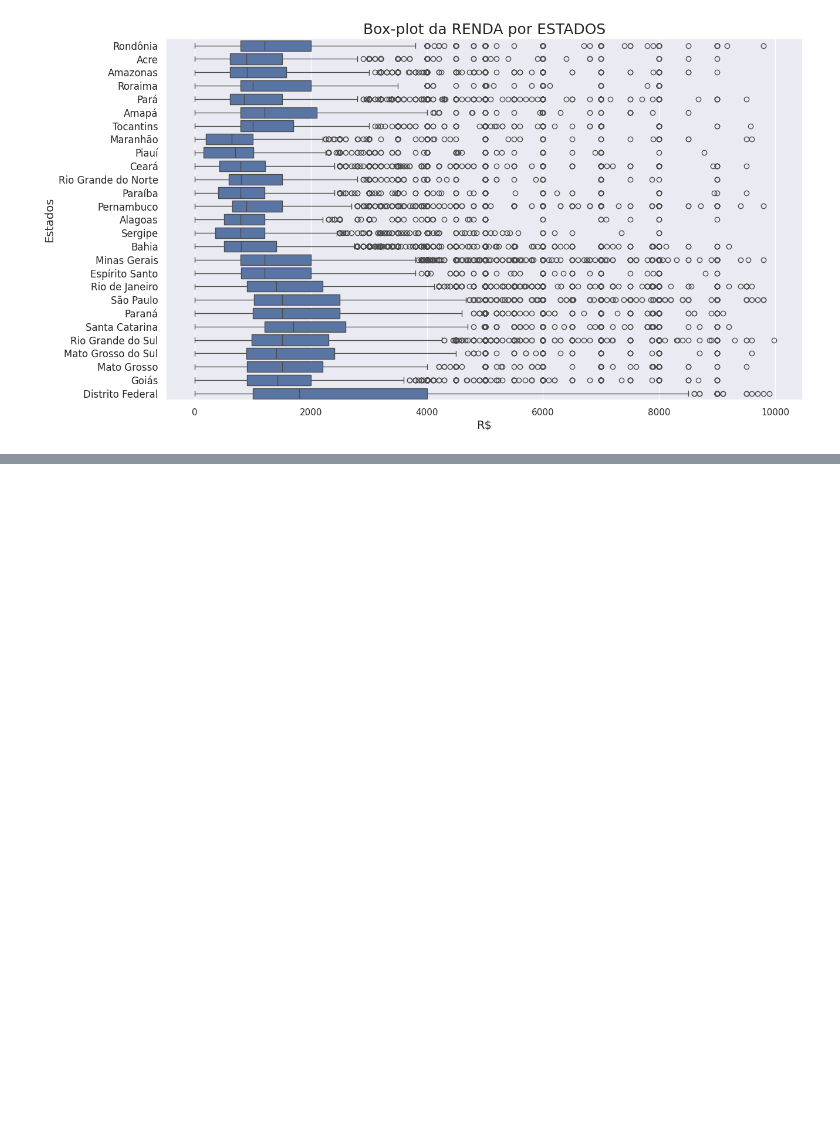
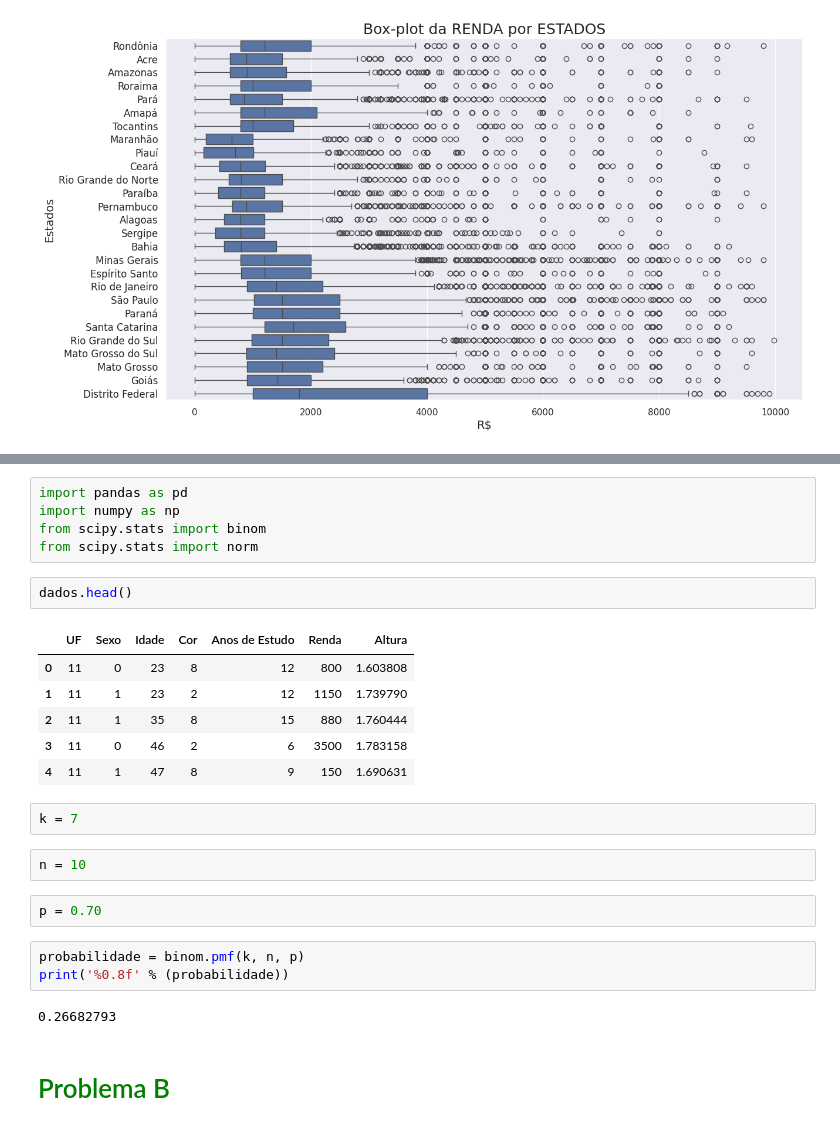
Before and after one commit to Gcango/Analise_Descritiva_PNAD_2015, a Jupyter notebook: Analise_Descritiva_dados_PNAD_2015.ipynb, the cells around one changed output, grey strips where cells are left out. Saved outputs shown, nothing was run; the diff lists cells and outputs as text; blank space fills up the shorter version.

```diff
--- a/Analise_Descritiva_dados_PNAD_2015.ipynb
+++ b/Analise_Descritiva_dados_PNAD_2015.ipynb
@@ -475,0 +491,27 @@ plt.show()
+# %%
+import pandas as pd
+import numpy as np
+from scipy.stats import binom
+from scipy.stats import norm
+# %%
+dados.head()
+# %% [output]
+|  | UF | Sexo | Idade | Cor | Anos de Estudo | Renda | Altura |
+| 0 | 11 | 0 | 23 | 8 | 12 | 800 | 1.603808 |
+| 1 | 11 | 1 | 23 | 2 | 12 | 1150 | 1.739790 |
+| 2 | 11 | 1 | 35 | 8 | 15 | 880 | 1.760444 |
+| 3 | 11 | 0 | 46 | 2 | 6 | 3500 | 1.783158 |
+| 4 | 11 | 1 | 47 | 8 | 9 | 150 | 1.690631 |
+# %%
+k = 7
+# %%
+n = 10
+# %%
+p = 0.70
+# %%
+probabilidade = binom.pmf(k, n, p)
+print('%0.8f' % (probabilidade))
+# %% [output]
+0.26682793
+# %% [markdown]
+# <font color='green'>Problema B</font>
```
Also changed, not shown: parts of 42 cells of this notebook.
